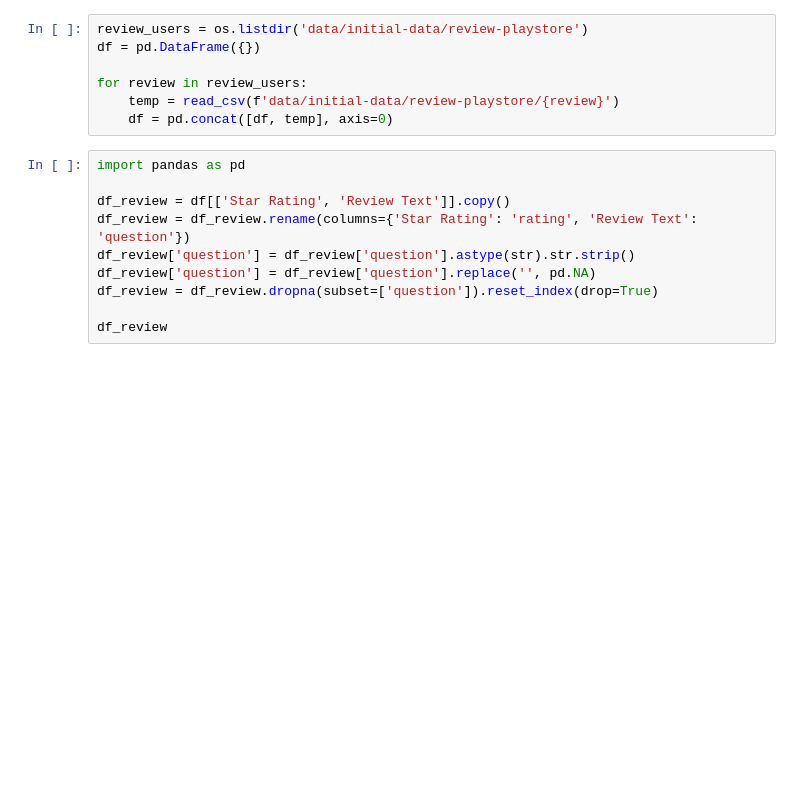
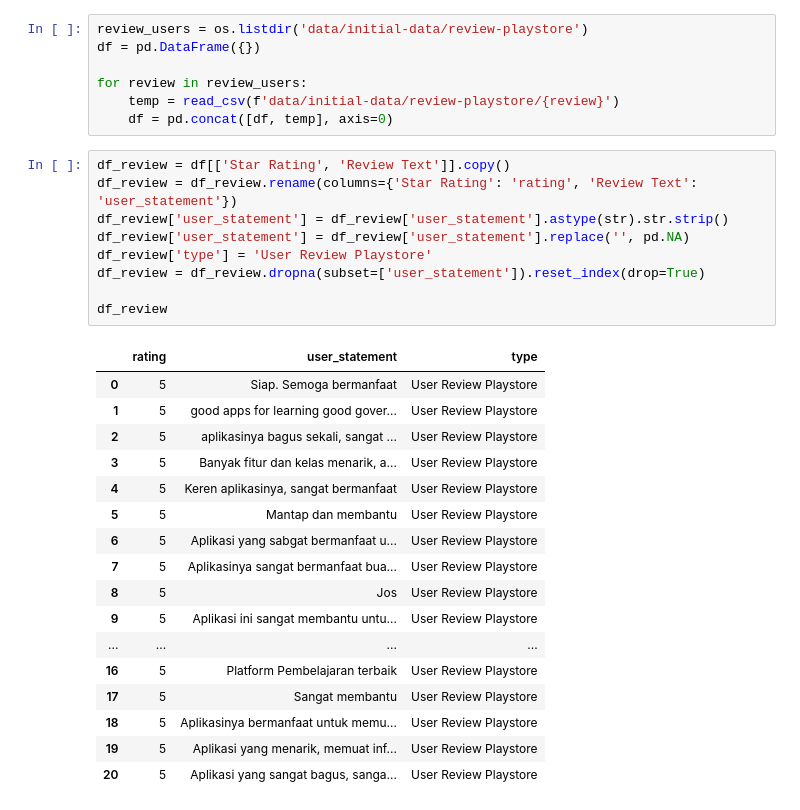
Before and after one commit to akhfzl/Scrapping-by-system, a Jupyter notebook: transform.ipynb, the cells around one changed output. Saved outputs shown, nothing was run; the diff lists cells and outputs as text; blank space fills up the shorter version.

```diff
--- a/transform.ipynb
+++ b/transform.ipynb
@@ -64,14 +74,31 @@ for review in review_users:
     temp = read_csv(f'data/initial-data/review-playstore/{review}')
     df = pd.concat([df, temp], axis=0)
 # %%
-import pandas as pd
-
 df_review = df[['Star Rating', 'Review Text']].copy()
-df_review = df_review.rename(columns={'Star Rating': 'rating', 'Review Text': 'question'})
-df_review['question'] = df_review['question'].astype(str).str.strip()
-df_review['question'] = df_review['question'].replace('', pd.NA)
-df_review = df_review.dropna(subset=['question']).reset_index(drop=True)
+df_review = df_review.rename(columns={'Star Rating': 'rating', 'Review Text': 'user_statement'})
+df_review['user_statement'] = df_review['user_statement'].astype(str).str.strip()
+df_review['user_statement'] = df_review['user_statement'].replace('', pd.NA)
+df_review['type'] = 'User Review Playstore'
+df_review = df_review.dropna(subset=['user_statement']).reset_index(drop=True)
 
 df_review
+# %% [output]
+|  | rating | user_statement | type |
+| 0 | 5 | Siap. Semoga bermanfaat | User Review Playstore |
+| 1 | 5 | good apps for learning good gover... | User Review Playstore |
+| 2 | 5 | aplikasinya bagus sekali, sangat ... | User Review Playstore |
+| 3 | 5 | Banyak fitur dan kelas menarik, a... | User Review Playstore |
+| 4 | 5 | Keren aplikasinya, sangat bermanfaat | User Review Playstore |
+| 5 | 5 | Mantap dan membantu | User Review Playstore |
+| 6 | 5 | Aplikasi yang sabgat bermanfaat u... | User Review Playstore |
+| 7 | 5 | Aplikasinya sangat bermanfaat bua... | User Review Playstore |
+| 8 | 5 | Jos | User Review Playstore |
+| 9 | 5 | Aplikasi ini sangat membantu untu... | User Review Playstore |
+| ... | ... | ... | ... |
+| 16 | 5 | Platform Pembelajaran terbaik | User Review Playstore |
+| 17 | 5 | Sangat membantu | User Review Playstore |
+| 18 | 5 | Aplikasinya bermanfaat untuk memu... | User Review Playstore |
+| 19 | 5 | Aplikasi yang menarik, memuat inf... | User Review Playstore |
+| 20 | 5 | Aplikasi yang sangat bagus, sanga... | User Review Playstore |
 # %%
 df_join = pd.concat([df_review, new_df], axis=0)
```
Also changed, not shown: parts of 6 cells of this notebook.
